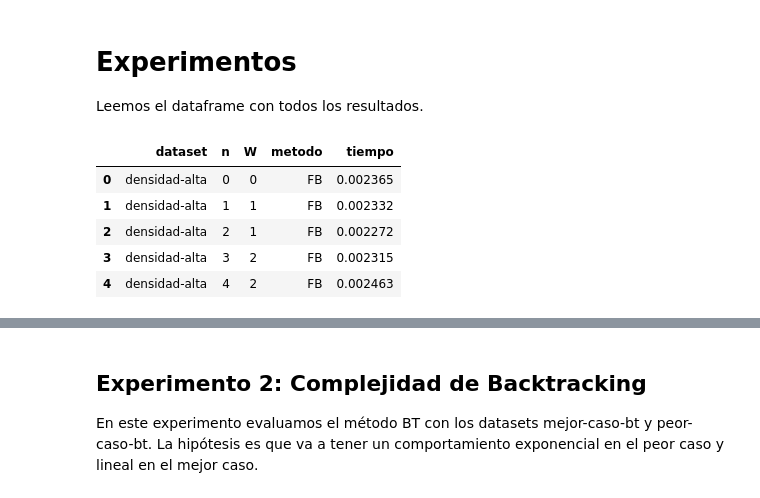
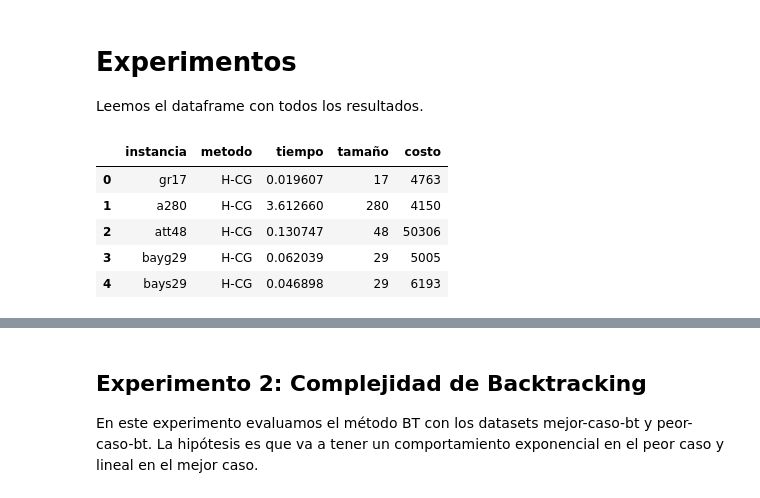
Before and after one commit to pdbruno/algoritmos3-tp2, a Jupyter notebook: python/analisis.ipynb, the cells around one changed output, grey strips where cells are left out. Saved outputs shown, nothing was run; the diff lists cells and outputs as text; code cells hidden in the pictures.

```diff
--- a/python/analisis.ipynb
+++ b/python/analisis.ipynb
@@ -32,11 +38,13 @@ Los métodos evaluados en este notebook son los siguientes:
 Leemos el dataframe con todos los resultados.
 # %%
 df_resultados = pd.read_csv("resultados/resultado.csv");
+df_optimos = pd.read_csv("optimos.csv");
+optimos = df_optimos.set_index('instancia').T.to_dict('list')
 df_resultados.head()
 # %% [output]
-|  | dataset | n | W | metodo | tiempo |
-| 0 | densidad-alta | 0 | 0 | FB | 0.002365 |
-| 1 | densidad-alta | 1 | 1 | FB | 0.002332 |
-| 2 | densidad-alta | 2 | 1 | FB | 0.002272 |
-| 3 | densidad-alta | 3 | 2 | FB | 0.002315 |
-| 4 | densidad-alta | 4 | 2 | FB | 0.002463 |
+|  | instancia | metodo | tiempo | tamaño | costo |
+| 0 | gr17 | H-CG | 0.019607 | 17 | 4763 |
+| 1 | a280 | H-CG | 3.612660 | 280 | 4150 |
+| 2 | att48 | H-CG | 0.130747 | 48 | 50306 |
+| 3 | bayg29 | H-CG | 0.062039 | 29 | 5005 |
+| 4 | bays29 | H-CG | 0.046898 | 29 | 6193 |
```
Also changed, not shown: parts of 11 cells of this notebook, 6 other files.
